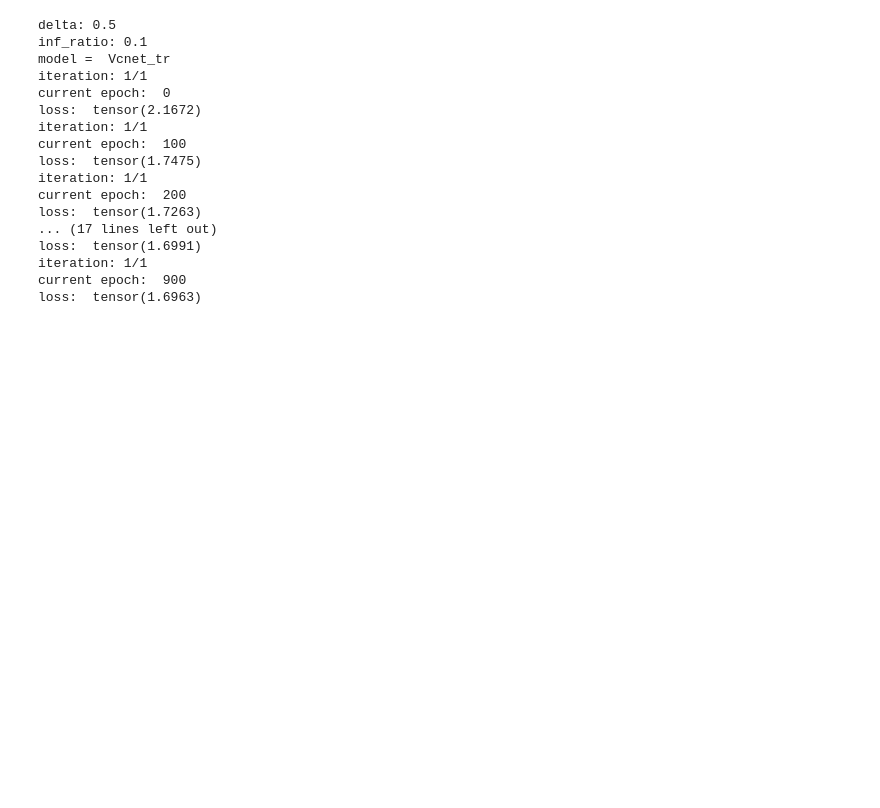
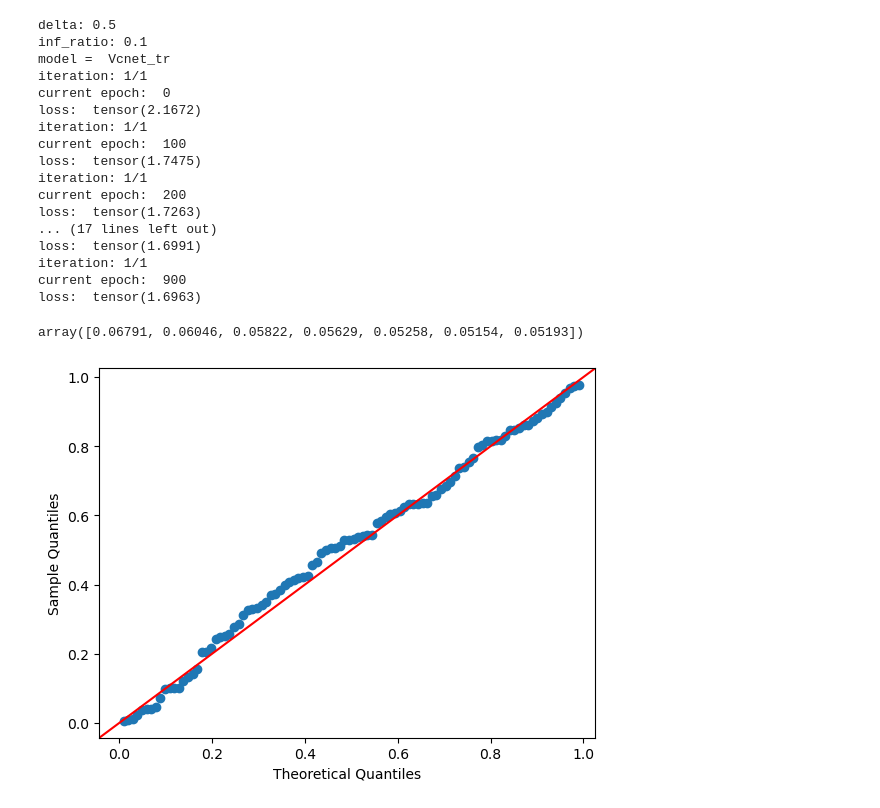
Before and after one commit to yanyuchen/causal_net_test, a Jupyter notebook: Untitled.ipynb, the cells around one changed output. Cells and saved outputs as stored; diff of their text form; code cells hidden in the pictures; blank space fills up the shorter version.

```diff
--- a/Untitled.ipynb
+++ b/Untitled.ipynb
@@ -763,3 +763,36 @@ loss:  tensor(1.6991)
 iteration: 1/1
 current epoch:  900
 loss:  tensor(1.6963)
+# %%
+def turn_rho(delta0, rho, alpha = 0.05):
+    U, n_test = delta0.shape
+    p_val = np.zeros(len(rho) * U).reshape(len(rho), U)
+    rej = np.zeros(len(rho))
+    for _ in range(len(rho)):
+        noise = rho[_]
+        delta = delta0 + noise * np.random.normal(size = U * n_test).reshape(U, n_test)
+        theta = delta.sum(axis = 1) / (np.sqrt(n_test) * delta.std(axis = 1))
+        p_val[_,:] = norm.cdf(theta)
+        rej[_] = (p_val[_,:] <= alpha).mean()
+    return p_val, rej
+# %%
+delta = 0.3
+inf_ratio = 0.4
+Delta = pd.read_csv(args.save_dir + f'/Delta_delta_{delta}_inf_ratio_{inf_ratio}.txt', header=None, sep=' ')
+# %%
+rho = [0.2, 0.3, 0.4, 0.5, 1, 2, 2.5]
+rej = np.zeros(len(rho))
+num = 1000
+#p_val = np.zeros(len(rho) * Delta.shape[0] * num).reshape(len(rho), Delta.shape[0], num)
+for i in range(num):
+    p_val, rej0 = turn_rho(Delta , rho)
+    rej += rej0
+rej /= num
+rej
+# %% [output]
+array([0.06791, 0.06046, 0.05822, 0.05629, 0.05258, 0.05154, 0.05193])
+# %%
+sm.qqplot(p_val[2,:], stats.uniform, line = '45')
+pylab.show()
+# %% [output]
+[figure, added]
```
Also changed, not shown: parts of 8 cells of this notebook, 26 other files.
